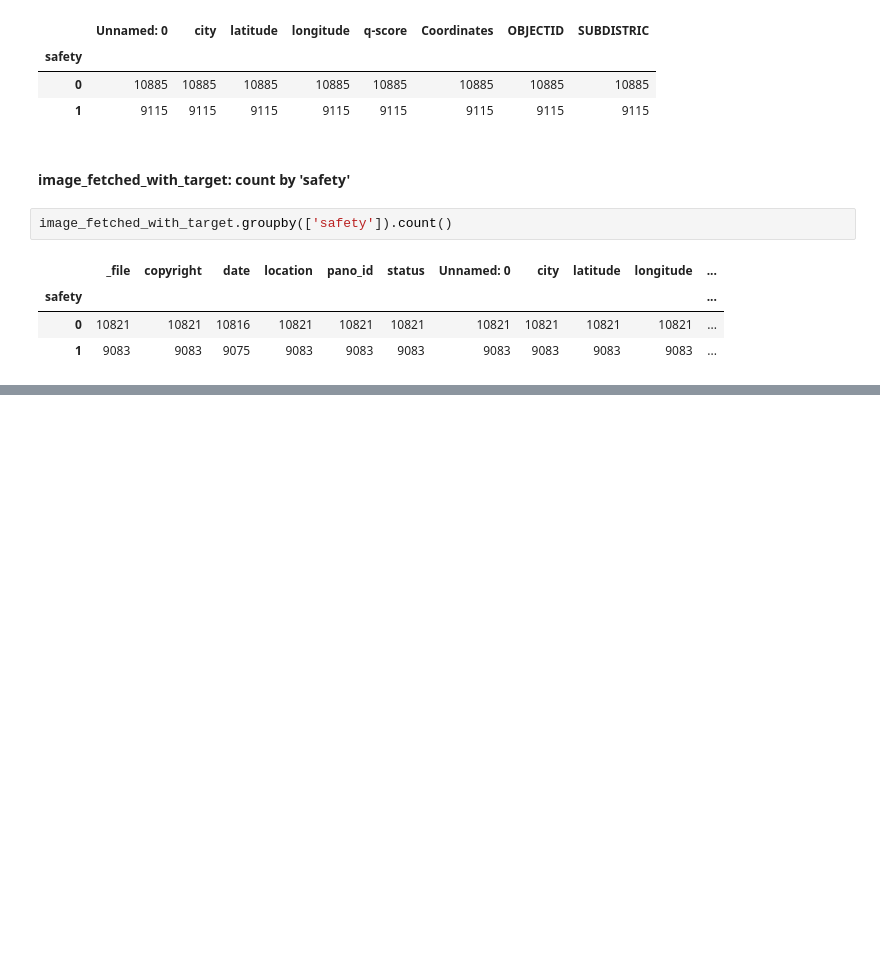
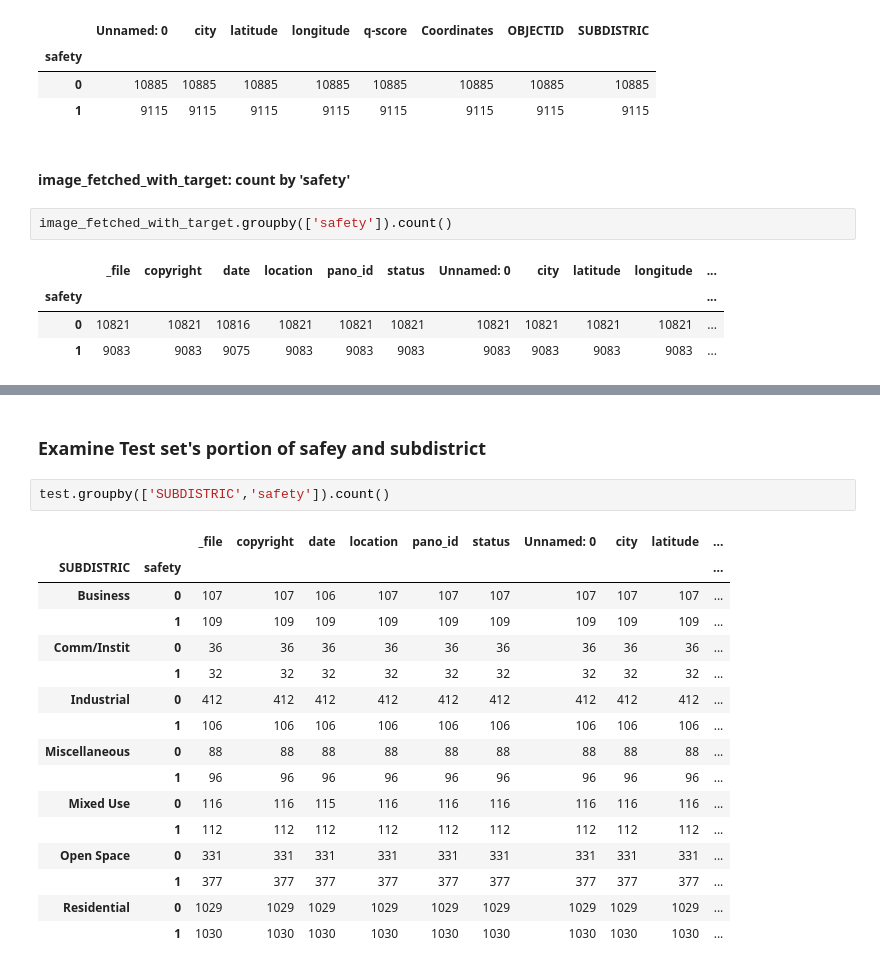
Before and after one commit to littlebeanbean7/Toronto_Streetscore, a Jupyter notebook: code/check_boston_image_downsampled.ipynb, the cells around one changed output, grey strips where cells are left out. Cells and saved outputs as stored; diff of their text form; blank space fills up the shorter version.

```diff
--- a/code/check_boston_image_downsampled.ipynb
+++ b/code/check_boston_image_downsampled.ipynb
@@ -180,0 +280,21 @@ image_fetched_with_target.groupby(['safety']).count()
+# %% [markdown]
+### Examine Test set's portion of safey and subdistrict
+# %%
+test.groupby(['SUBDISTRIC','safety']).count()
+# %% [output]
+|  |  | _file | copyright | date | location | pano_id | status | Unnamed: 0 | city | latitude | ... |
+| SUBDISTRIC | safety |  |  |  |  |  |  |  |  |  | ... |
+| Business | 0 | 107 | 107 | 106 | 107 | 107 | 107 | 107 | 107 | 107 | ... |
+|  | 1 | 109 | 109 | 109 | 109 | 109 | 109 | 109 | 109 | 109 | ... |
+| Comm/Instit | 0 | 36 | 36 | 36 | 36 | 36 | 36 | 36 | 36 | 36 | ... |
+|  | 1 | 32 | 32 | 32 | 32 | 32 | 32 | 32 | 32 | 32 | ... |
+| Industrial | 0 | 412 | 412 | 412 | 412 | 412 | 412 | 412 | 412 | 412 | ... |
+|  | 1 | 106 | 106 | 106 | 106 | 106 | 106 | 106 | 106 | 106 | ... |
+| Miscellaneous | 0 | 88 | 88 | 88 | 88 | 88 | 88 | 88 | 88 | 88 | ... |
+|  | 1 | 96 | 96 | 96 | 96 | 96 | 96 | 96 | 96 | 96 | ... |
+| Mixed Use | 0 | 116 | 116 | 115 | 116 | 116 | 116 | 116 | 116 | 116 | ... |
+|  | 1 | 112 | 112 | 112 | 112 | 112 | 112 | 112 | 112 | 112 | ... |
+| Open Space | 0 | 331 | 331 | 331 | 331 | 331 | 331 | 331 | 331 | 331 | ... |
+|  | 1 | 377 | 377 | 377 | 377 | 377 | 377 | 377 | 377 | 377 | ... |
+| Residential | 0 | 1029 | 1029 | 1029 | 1029 | 1029 | 1029 | 1029 | 1029 | 1029 | ... |
+|  | 1 | 1030 | 1030 | 1030 | 1030 | 1030 | 1030 | 1030 | 1030 | 1030 | ... |
```
Also changed, not shown: parts of 26 cells of this notebook, 3 other files.
